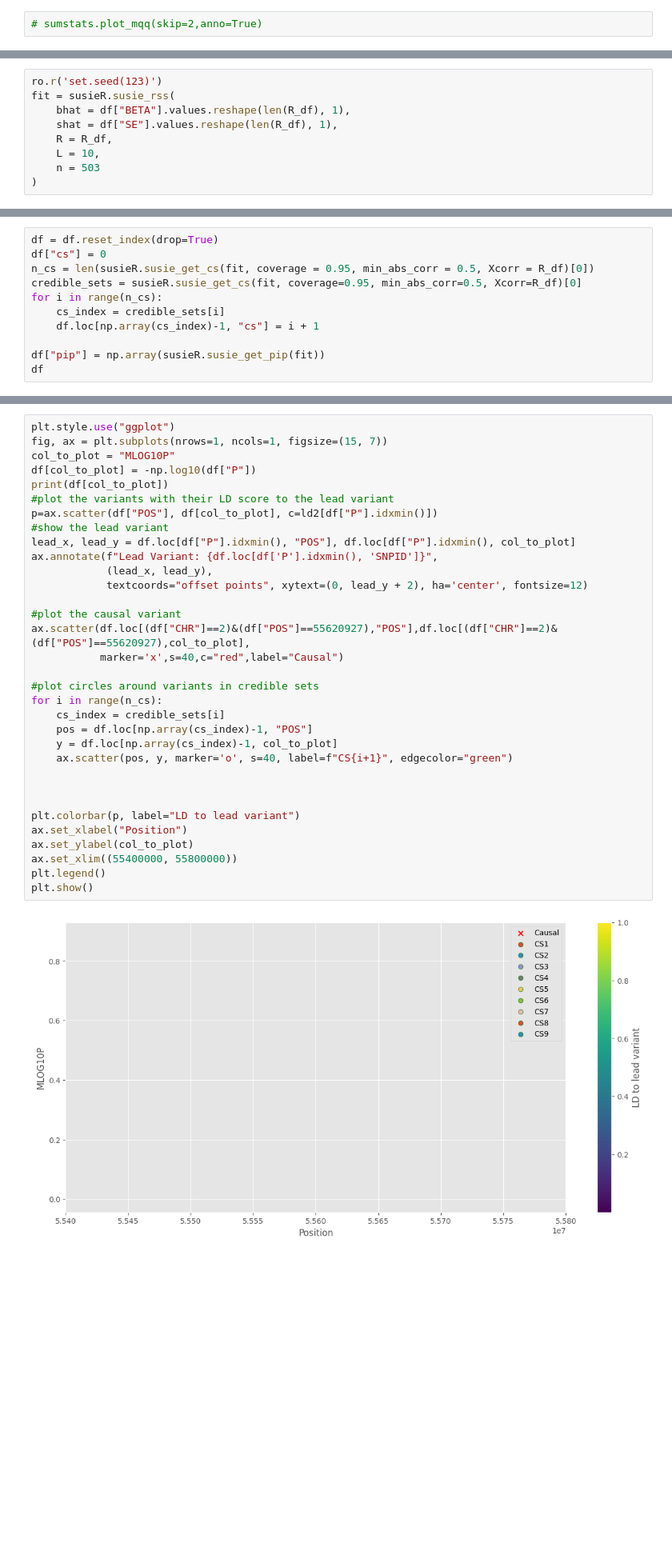
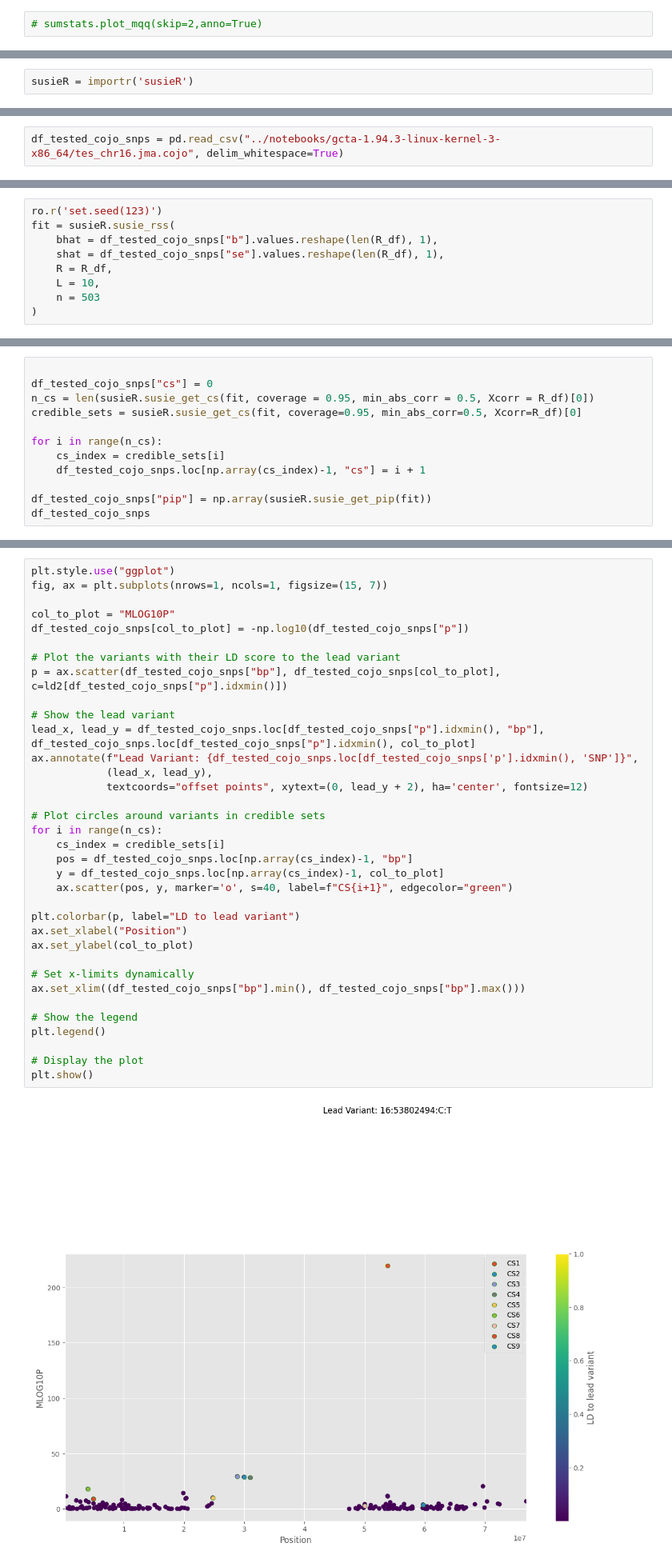
Before and after one commit to RedietNegash/hypothesis-generation-demo, a Jupyter notebook: notebooks/finemapping_susie.ipynb, the cells around one changed output, grey strips where cells are left out. Shown at 80% size. Drawn from its saved outputs; the diff is of its cells as text; blank space fills up the shorter version.

```diff
--- a/notebooks/finemapping_susie.ipynb
+++ b/notebooks/finemapping_susie.ipynb
@@ -250,4 +231,6 @@ import rpy2.robjects.numpy2ri as numpy2ri
 import rpy2.robjects.pandas2ri as pandas2ri
 numpy2ri.activate()
 pandas2ri.activate()
+# %%
+susieR = importr('susieR')
 # %%
@@ -272,0 +262,2 @@ Text(0.5, 1.0, 'LD r2 matrix')
+# %%
+df_tested_cojo_snps = pd.read_csv("../notebooks/gcta-1.94.3-linux-kernel-3-x86_64/tes_chr16.jma.cojo", delim_whitespace=True)
@@ -273,8 +288,8 @@ Text(0.5, 1.0, 'LD r2 matrix')
 # %%
 ro.r('set.seed(123)')
 fit = susieR.susie_rss(
-    bhat = df["BETA"].values.reshape(len(R_df), 1),
-    shat = df["SE"].values.reshape(len(R_df), 1),
+    bhat = df_tested_cojo_snps["b"].values.reshape(len(R_df), 1),
+    shat = df_tested_cojo_snps["se"].values.reshape(len(R_df), 1),
     R = R_df,
     L = 10,
     n = 503
@@ -320,12 +323,13 @@ $requested_coverage
 # %%
-df = df.reset_index(drop=True)
-df["cs"] = 0
+
+df_tested_cojo_snps["cs"] = 0
 n_cs = len(susieR.susie_get_cs(fit, coverage = 0.95, min_abs_corr = 0.5, Xcorr = R_df)[0])
 credible_sets = susieR.susie_get_cs(fit, coverage=0.95, min_abs_corr=0.5, Xcorr=R_df)[0]
+
 for i in range(n_cs):
     cs_index = credible_sets[i]
-    df.loc[np.array(cs_index)-1, "cs"] = i + 1
+    df_tested_cojo_snps.loc[np.array(cs_index)-1, "cs"] = i + 1
 
-df["pip"] = np.array(susieR.susie_get_pip(fit))
-df
+df_tested_cojo_snps["pip"] = np.array(susieR.susie_get_pip(fit))
+df_tested_cojo_snps
 # %% [output]
@@ -367,35 +349,37 @@ Name: MLOG10P, Length: 429, dtype: float64
 # %%
 plt.style.use("ggplot")
 fig, ax = plt.subplots(nrows=1, ncols=1, figsize=(15, 7))
+
 col_to_plot = "MLOG10P"
-df[col_to_plot] = -np.log10(df["P"])
-print(df[col_to_plot])
-#plot the variants with their LD score to the lead variant
-p=ax.scatter(df["POS"], df[col_to_plot], c=ld2[df["P"].idxmin()])
-#show the lead variant
-lead_x, lead_y = df.loc[df["P"].idxmin(), "POS"], df.loc[df["P"].idxmin(), col_to_plot]
-ax.annotate(f"Lead Variant: {df.loc[df['P'].idxmin(), 'SNPID']}",
+df_tested_cojo_snps[col_to_plot] = -np.log10(df_tested_cojo_snps["p"])
+
+# Plot the variants with their LD score to the lead variant
+p = ax.scatter(df_tested_cojo_snps["bp"], df_tested_cojo_snps[col_to_plot], c=ld2[df_tested_cojo_snps["p"].idxmin()])
+
+# Show the lead variant
+lead_x, lead_y = df_tested_cojo_snps.loc[df_tested_cojo_snps["p"].idxmin(), "bp"], df_tested_cojo_snps.loc[df_tested_cojo_snps["p"].idxmin(), col_to_plot]
+ax.annotate(f"Lead Variant: {df_tested_cojo_snps.loc[df_tested_cojo_snps['p'].idxmin(), 'SNP']}",
             (lead_x, lead_y),
             textcoords="offset points", xytext=(0, lead_y + 2), ha='center', fontsize=12)
 
-#plot the causal variant
-ax.scatter(df.loc[(df["CHR"]==2)&(df["POS"]==55620927),"POS"],df.loc[(df["CHR"]==2)&(df["POS"]==55620927),col_to_plot],
-           marker='x',s=40,c="red",label="Causal")
-
-#plot circles around variants in credible sets
+# Plot circles around variants in credible sets
 for i in range(n_cs):
     cs_index = credible_sets[i]
-    pos = df.loc[np.array(cs_index)-1, "POS"]
-    y = df.loc[np.array(cs_index)-1, col_to_plot]
+    pos = df_tested_cojo_snps.loc[np.array(cs_index)-1, "bp"]
+    y = df_tested_cojo_snps.loc[np.array(cs_index)-1, col_to_plot]
     ax.scatter(pos, y, marker='o', s=40, label=f"CS{i+1}", edgecolor="green")
-
-
 
 plt.colorbar(p, label="LD to lead variant")
 ax.set_xlabel("Position")
 ax.set_ylabel(col_to_plot)
-ax.set_xlim((55400000, 55800000))
+
+# Set x-limits dynamically
+ax.set_xlim((df_tested_cojo_snps["bp"].min(), df_tested_cojo_snps["bp"].max()))
+
+# Show the legend
 plt.legend()
+
+# Display the plot
 plt.show()
 # %% [output]
-[figure, old version]
+[figure, new version]
```
Also changed, not shown: parts of 47 cells of this notebook.
